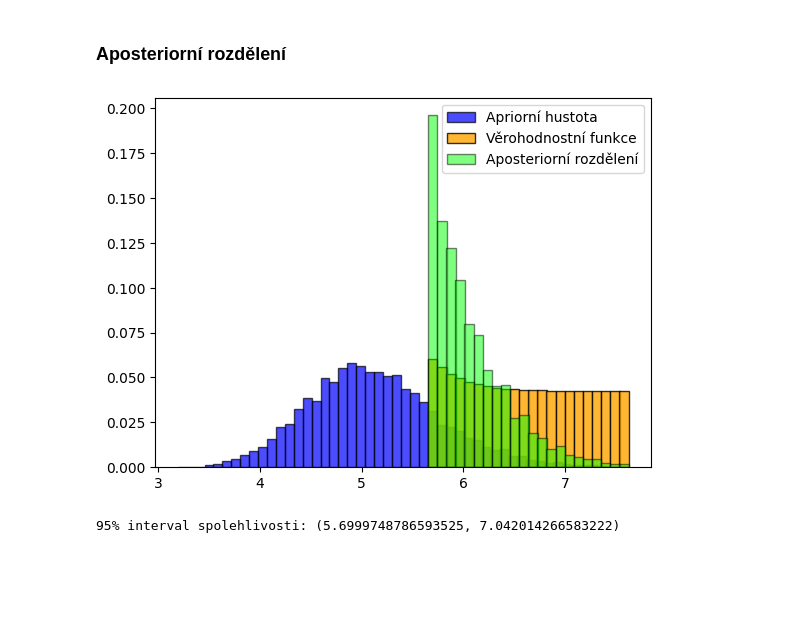
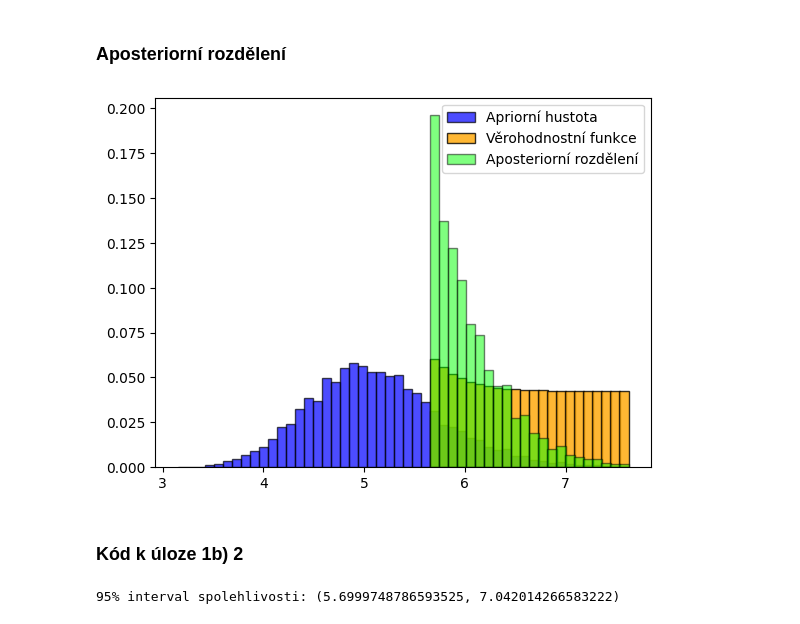
Before and after one commit to FITlifeSADGE/MSP, a Jupyter notebook: proj2/MSP.ipynb, the cells around one changed output. Saved outputs shown, nothing was run; the diff lists cells and outputs as text; code cells hidden in the pictures; blank space fills up the shorter version.

```diff
--- a/proj2/MSP.ipynb
+++ b/proj2/MSP.ipynb
@@ -169,2 +206,13 @@ apriorni_rozdeleni = normalized_hist / sum(normalized_hist)
+# %%
+b = result_df["uloha_1 b)_prior"]
+
+# Rozdělíme hodnoty 'b' do 50 intervalů a spočítáme jejich pravděpodobnostní hodnoty
+probability_values, b = np.histogram(b, bins=50, density=True)
+
+# Normujeme pravděpodobnostní hodnoty tak, aby jejich součet byl roven 1
+bin_widths = np.diff(b)
+apriorni_rozdeleni = probability_values * bin_widths
+# Opět si do 'b' uložíme 50 hodnot
+b = np.linspace(min(result_df["uloha_1 b)_prior"]), max(result_df["uloha_1 b)_prior"]), 50)
 # %% [markdown]
 ### Aposteriorní rozdělení
@@ -181,9 +232,12 @@ aposteriorni_rozdeleni  = numerator / np.sum(numerator)
 # %%
-plt.bar(b_values, apriorni_rozdeleni, width=bin_widths, color='blue', alpha=0.7, label='Apriorní hustota', edgecolor='black')
+# Vykreslení výsledků
+plt.bar(b, apriorni_rozdeleni, width=bin_widths, color='blue', alpha=0.7, label='Apriorní hustota', edgecolor='black')
 plt.bar(filtered_b, verohodnostni_funkce, width=0.092, color='orange', alpha=0.8, label='Věrohodnostní funkce', edgecolor='black')
 plt.bar(filtered_b, aposteriorni_rozdeleni, width=0.092, color='lime', alpha=0.5, label='Aposteriorní rozdělení', edgecolor='black')
 plt.legend()
 plt.show()
 # %% [output]
-[figure, old version]
+[figure, new version]
+# %% [markdown]
+### Kód k úloze 1b) 2
 # %%
```
Also changed, not shown: parts of 40 cells of this notebook.
